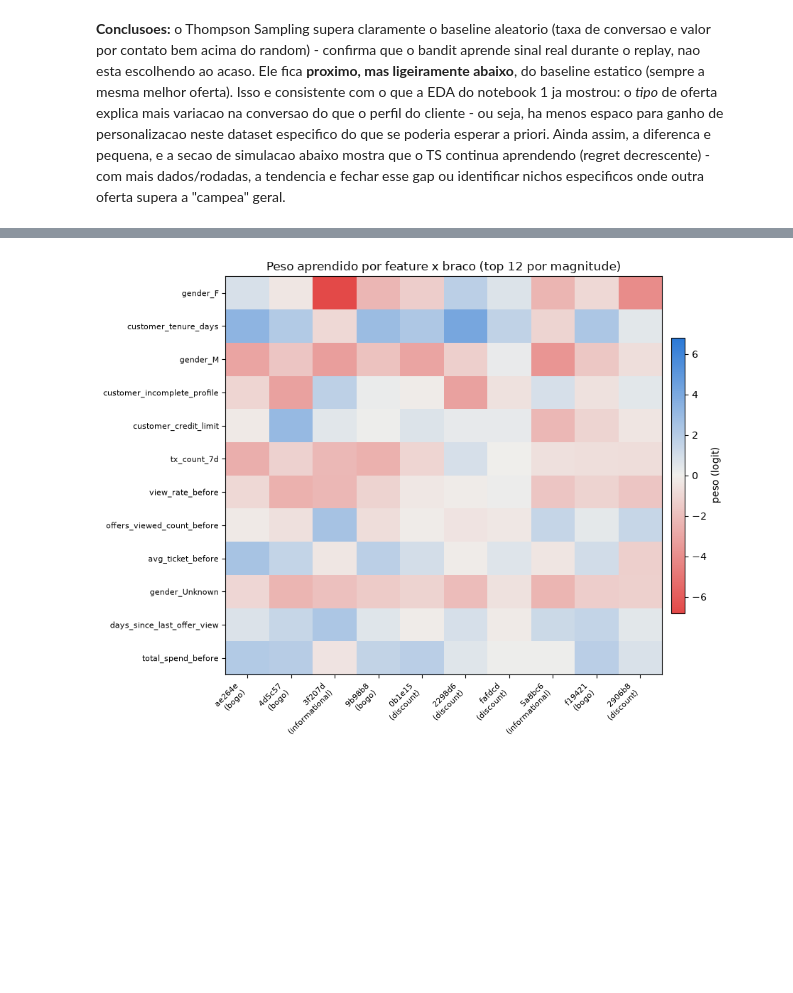
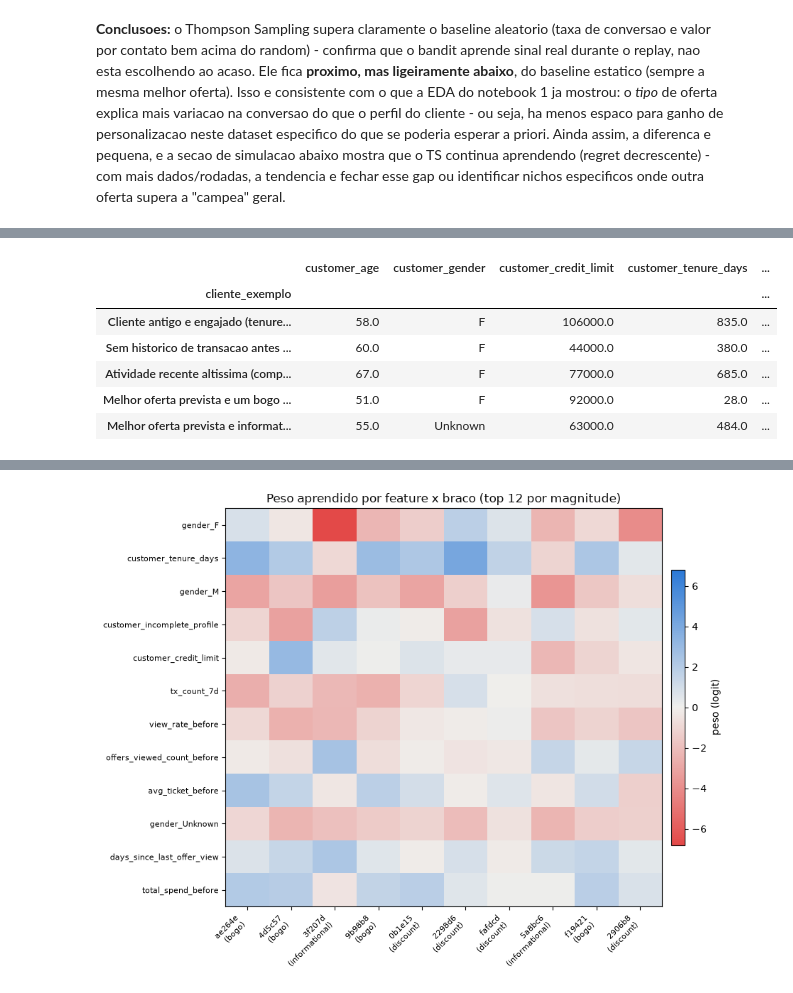
Before and after one commit to biancaseixas/offer-optimization-case-biancaseixas, a Jupyter notebook: notebooks/2_modeling.ipynb, the cells around one changed output, grey strips where cells are left out. Cells and saved outputs as stored; diff of their text form; code cells hidden in the pictures; blank space fills up the shorter version.

```diff
--- a/notebooks/2_modeling.ipynb
+++ b/notebooks/2_modeling.ipynb
@@ -463,0 +477,70 @@ gap ou identificar nichos especificos onde outra oferta supera a "campea" geral.
+# %%
+def recommend_offer(bandit, x, arm_ids, arm_values, offers_pd):
+    rows = []
+    for a in arm_ids:
+        p = bandit.predict_proba(a, x)
+        rows.append({
+            "offer_id": a[:8], "offer_type": offers_pd.loc[a, "offer_type"],
+            "P(conversao) estimada": p, "valor_esperado (R$)": p * arm_values[a],
+        })
+    return pd.DataFrame(rows).sort_values("valor_esperado (R$)", ascending=False).reset_index(drop=True)
+
+
+# Seleciona clientes reais e variados para demonstrar a recomendacao. Tres exemplos cobrem
+# perfis de comportamento distintos; os outros dois sao escolhidos varrendo a base ate achar
+# o primeiro cliente cuja MELHOR oferta prevista e um bogo, e o primeiro cujo e informational -
+# isso evita mostrar 5 exemplos que, por coincidencia, recomendam todos a mesma oferta campea
+# (ver a checagem agregada logo abaixo: isso acontece com a maioria dos clientes, entao vale
+# mostrar tambem os casos em que a recomendacao de fato diverge).
+example_specs = []
+
+veterano = pdf[(pdf["customer_tenure_days"] > pdf["customer_tenure_days"].quantile(0.75)) & (pdf["completion_rate_before"] > 0.5)]
+idx = veterano.sample(1, random_state=RANDOM_STATE).index[0]
+example_specs.append(("Cliente antigo e engajado (tenure alto, ja completou ofertas antes)", idx))
+
+idx = pdf[pdf["transaction_count_before"] == 0].sample(1, random_state=RANDOM_STATE).index[0]
+example_specs.append(("Sem historico de transacao antes desta oportunidade", idx))
+
+idx = pdf.nsmallest(1, "days_since_last_tx").index[0]
+example_specs.append(("Atividade recente altissima (comprou pouco antes de receber a oferta)", idx))
+
+found_types = {}
+for i in range(len(X)):
+    if set(found_types) >= {"bogo", "informational"}:
+        break
+    scores_i = {a: bandit.predict_proba(a, X[i]) * ARM_VALUES[a] for a in arm_ids}
+    top_i = max(scores_i, key=scores_i.get)
+    otype = offers_pd.loc[top_i, "offer_type"]
+    if otype in ("bogo", "informational") and otype not in found_types:
+        found_types[otype] = i
+
+example_specs.append(("Melhor oferta prevista e um bogo (nao a discount campea)", found_types["bogo"]))
+example_specs.append(("Melhor oferta prevista e informational (nao a discount campea)", found_types["informational"]))
+
+profile_cols = ["customer_age", "customer_gender", "customer_credit_limit", "customer_tenure_days",
+                "transaction_count_before", "avg_ticket_before", "completion_rate_before", "days_since_last_tx"]
+
+# Tabela resumo compacta (uma linha por cliente-exemplo) em vez de texto corrido - mais facil
+# de ler/apresentar. Guarda tambem o top-3 de cada exemplo para o grafico logo abaixo.
+summary_rows = []
+top3_by_example = {}
+for label, idx in example_specs:
+    rec = recommend_offer(bandit, X[idx], arm_ids, ARM_VALUES, offers_pd)
+    top3_by_example[label] = rec.head(3).reset_index(drop=True)
+    row = pdf.loc[idx, profile_cols].to_dict()
+    row["cliente_exemplo"] = label
+    row["oferta_recomendada"] = f"{rec.iloc[0]['offer_type']} ({rec.iloc[0]['offer_id']})"
+    row["P(conversao)"] = round(rec.iloc[0]["P(conversao) estimada"], 3)
+    row["valor_esperado (R$)"] = round(rec.iloc[0]["valor_esperado (R$)"], 2)
+    summary_rows.append(row)
+
+summary_examples = pd.DataFrame(summary_rows).set_index("cliente_exemplo")
+summary_examples
+# %% [output]
+|  | customer_age | customer_gender | customer_credit_limit | customer_tenure_days | ... |
+| cliente_exemplo |  |  |  |  | ... |
+| Cliente antigo e engajado (tenure... | 58.0 | F | 106000.0 | 835.0 | ... |
+| Sem historico de transacao antes ... | 60.0 | F | 44000.0 | 380.0 | ... |
+| Atividade recente altissima (comp... | 67.0 | F | 77000.0 | 685.0 | ... |
+| Melhor oferta prevista e um bogo ... | 51.0 | F | 92000.0 | 28.0 | ... |
+| Melhor oferta prevista e informat... | 55.0 | Unknown | 63000.0 | 484.0 | ... |
```
Also changed, not shown: parts of 10 cells of this notebook, 1 other file.
